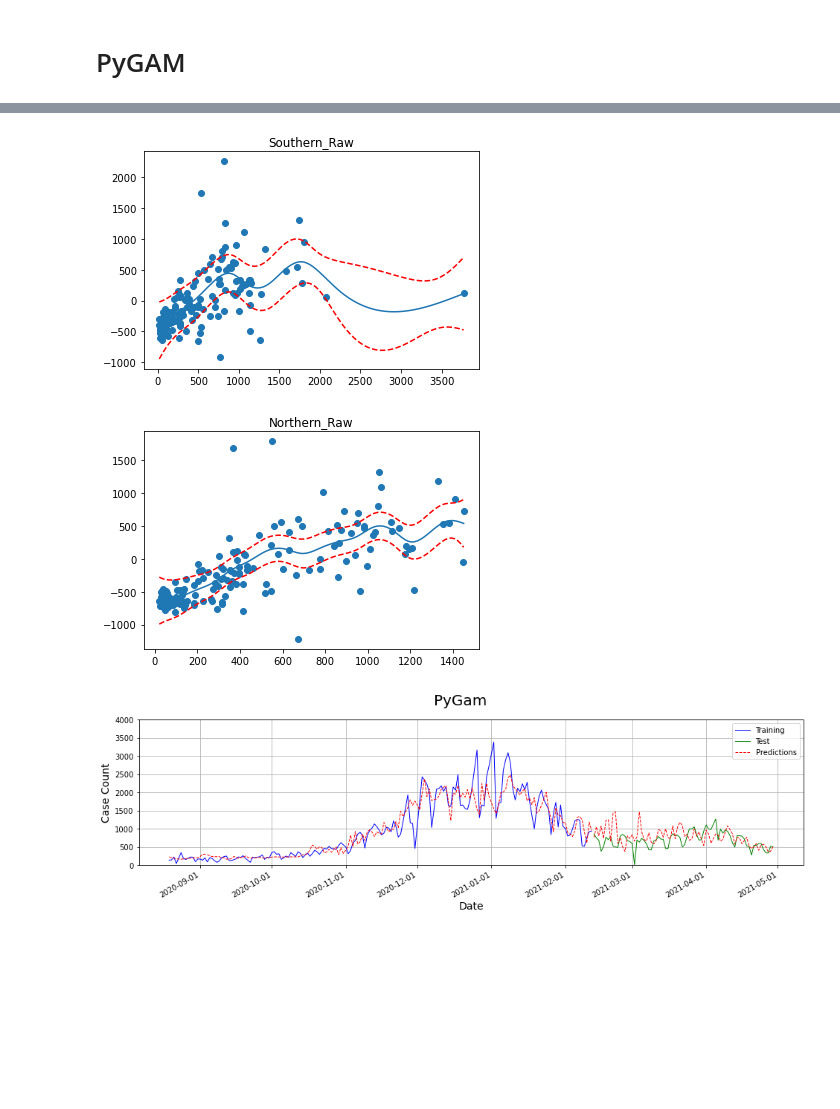
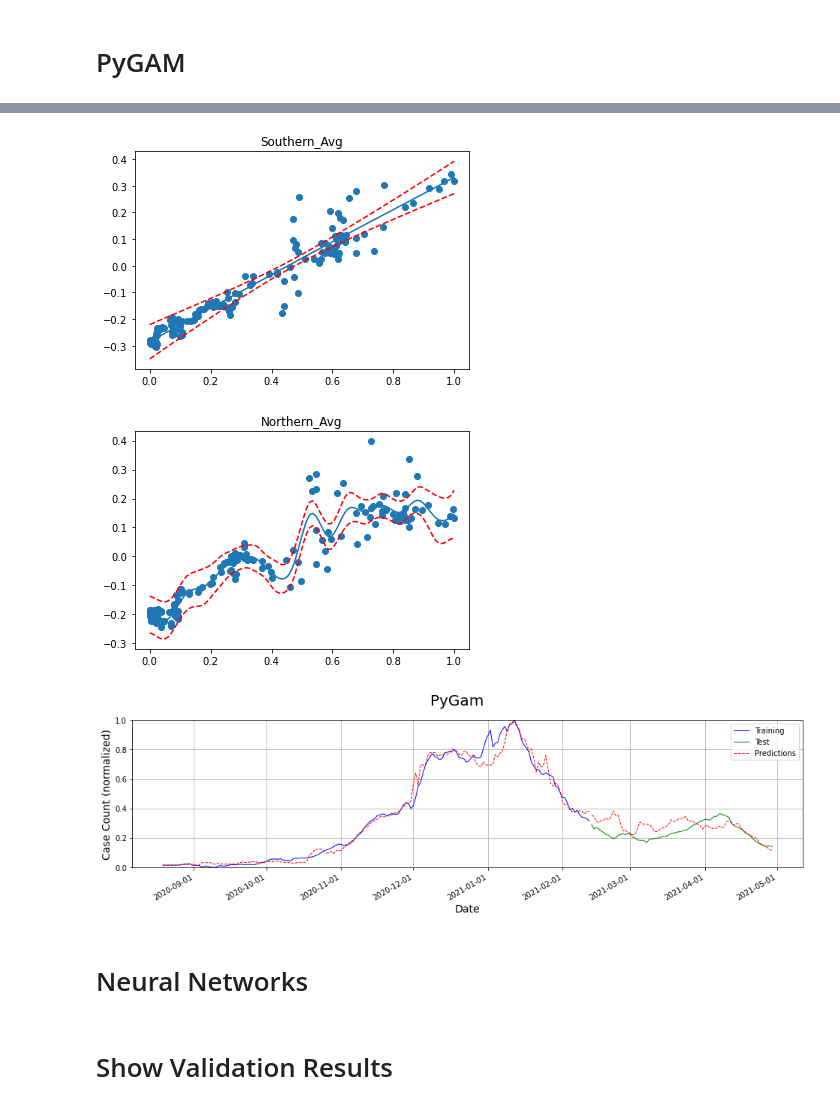
Before and after one commit to bhatiavr/cs109b-final-project-111, a Jupyter notebook: src/cs109b-wastewater-covid-forecasting.ipynb, the cells around one changed output, grey strips where cells are left out. Cells and saved outputs as stored; diff of their text form; code cells hidden in the pictures; blank space fills up the shorter version.

Commit message:
Modified dataframe to use min/max scaling, added validation results

```diff
--- a/src/cs109b-wastewater-covid-forecasting.ipynb
+++ b/src/cs109b-wastewater-covid-forecasting.ipynb
@@ -289,8 +315,8 @@ fig.show()
 [figure]
 # %%
 # Create algined matrix between southern, northen and covid cases
-df_aligned = pd.DataFrame(data=None, columns=['Date', 'Southern_Raw', 'Northern_Raw',
-                                              'Southern_Avg', 'Northern_Avg',
+df_aligned = pd.DataFrame(data=None, columns=['Date', 'Southern_Raw', 'Northern_Raw', 'Combined_Raw',
+                                              'Southern_Avg', 'Northern_Avg', 'Combined_Avg',
                                                 'Southern_Variant', 'Northern_Variant',
                                               'Cases', 'Deaths'])
 
@@ -305,6 +331,7 @@ for i, i_date in enumerate(commonDates):
     if not row.empty:
         df_aligned.at[i, 'Southern_Raw'] = row['Southern (copies/mL)'].to_list()[0]
         df_aligned.at[i, 'Northern_Raw'] = row['Northern (copies/mL)'].to_list()[0]
+        df_aligned.at[i, 'Combined_Raw'] = (row['Southern (copies/mL)'].to_list()[0] + row['Northern (copies/mL)'].to_list()[0]) / 2
         df_aligned.at[i, 'Southern_Avg'] = row['Southern 7 day avg'].to_list()[0]
         df_aligned.at[i, 'Northern_Avg'] = row['Northern 7 day avg'].to_list()[0]
         df_aligned.at[i, 'Southern_Variant'] = row['Southern Variant Results'].to_list()[0]
@@ -445,0 +472,4 @@ fig.show()
+# %%
+# Create Lagged Dataset for Persistence Model
+df_aligned['Cases_Avg(t-1)'] = df_aligned['Cases_Avg'].shift(1)
+display(df_aligned.head())
@@ -595,26 +644,27 @@ degrees = [2,3,5,8]
 fig, ax = plt.subplots(nrows = 4, ncols = 1, sharey=True, figsize=(16,16))
 ax = ax.flatten()
 
-X = df_train[['Southern_Raw', 'Northern_Raw']].astype('float')
-y = df_train['Cases'].astype('float')
-
-for i, (model, degree) in enumerate(zip(models, degrees)):
+for i, degree in enumerate(degrees):
 
     # Generate model
-    X_train , model = generate_polynomial_model(X, y, degree)
+    y_train = df_train['Cases_Avg'].astype('float')
+    X_train , model = generate_polynomial_model(df_train[['Southern_Avg', 'Northern_Avg']].astype('float'),
+                                                y_train,
+                                                degree)
 
     # Add model to list
     poly_models.append(model)
 
     # Generate x_test
-    X_test = generate_poly_features(df_test[['Southern_Raw', 'Northern_Raw']].astype('float'), degree)
+    y_test = df_test['Cases_Avg'].astype('float')
+    X_test = generate_poly_features(df_test[['Southern_Avg', 'Northern_Avg']].astype('float'), degree)
 
     # Generate predictions
     train_preds = model.get_prediction(X_train).summary_frame()
     test_preds = model.get_prediction(X_test).summary_frame()
 
-    ax[i].plot(df_train['Date'], train_y, 'b', linewidth = 1,  label="Training")
-    ax[i].plot(df_test['Date'], test_y, 'g', linewidth = 1,  label="Test")
+    ax[i].plot(df_train['Date'], y_train, 'b', linewidth = 1,  label="Training")
+    ax[i].plot(df_test['Date'], y_test, 'g', linewidth = 1,  label="Test")
     ax[i].plot(df_train['Date'], train_preds['mean'], '--r', linewidth = 1)
     ax[i].plot(df_test['Date'], test_preds['mean'], '--r', linewidth = 1,  label="Predictions")
 
@@ -631,8 +681,10 @@ for i, (model, degree) in enumerate(zip(models, degrees)):
     ax[i].set_title(f'Degree: {degree}', fontsize=14)
     ax[i].set_ylabel(f'Case Count', fontsize = 14)
     ax[i].set_xlabel('Date', fontsize = 14)
-    ax[i].set_ylim([0,4000])
+    ax[i].set_ylim([0,1])
 
+    # Evaluate Model
+    evaluate_model(f"Polynomial Order: {degree}", y_test, test_preds['mean'])
 
 fig.autofmt_xdate()
 fig.suptitle('Polynomial Regression', fontsize=20, y=0.95)
@@ -748,11 +794,10 @@ mus = model_glm_predict(trace, [x1,x2])
 # %% [markdown]
 # PyGAM
 # %%
-X_train, y_train = df_train[['Southern_Raw', 'Northern_Raw']].astype('float'), df_train['Cases'].astype('float')
-X_test, y_test = df_test[['Southern_Raw', 'Northern_Raw']].astype('float'), df_test['Cases'].astype('float')
+X_train, y_train = df_train[['Southern_Avg', 'Northern_Avg']].astype('float'), df_train['Cases_Avg'].astype('float')
+X_test, y_test = df_test[['Southern_Avg', 'Northern_Avg']].astype('float'), df_test['Cases_Avg'].astype('float')
 
 #formula = s(0) + s(1)
-
 #model_gam = LinearGAM(formula).fit(X_train, y_train)
 # %%
 # Create our model, we'll use grid search to find best smoothing parameter for each feature using a randomized
@@ -770,31 +815,31 @@ LinearGAM(callbacks=[Deviance(), Diffs()], fit_intercept=True,
    tol=0.0001, verbose=False)
 # %%
 #your code here
-res = model_gam.deviance_residuals(X_train,y_train)
-for i, term in enumerate(model_gam.terms):
+res = gam.deviance_residuals(X_train,y_train)
+for i, term in enumerate(gam.terms):
     if term.isintercept:
         continue
 
-    XX = model_gam.generate_X_grid(term=i)
-    pdep, confi = model_gam.partial_dependence(term=i, X=XX, width=0.95)
-    pdep2, _ = model_gam.partial_dependence(term=i, X=X_train, width=0.95)
+    XX = gam.generate_X_grid(term=i)
+    pdep, confi = gam.partial_dependence(term=i, X=XX, width=0.95)
+    pdep2, _ = gam.partial_dependence(term=i, X=X_train, width=0.95)
     plt.figure()
     plt.scatter(X_train.iloc[:,term.feature], pdep2 + res)
     plt.plot(XX[:, term.feature], pdep)
     plt.plot(XX[:, term.feature], confi, c='r', ls='--')
     plt.title(X_train.columns.values[term.feature])
     plt.show()
 # %% [output]
-[figure, old version]
+[figure, new version]
-[figure, old version]
+[figure, new version]
 # %%
 # plot predictions and expected results
 fig, ax = plt.subplots(nrows = 1, ncols = 1, figsize=(16,4))
 
 ax.plot(df_train['Date'], y_train, 'b', linewidth = 1,  label="Training")
 ax.plot(df_test['Date'], y_test, 'g', linewidth = 1,  label="Test")
-ax.plot(df_train['Date'], model_gam.predict(X_train), '--r', linewidth = 1)
-ax.plot(df_test['Date'], model_gam.predict(X_test), '--r', linewidth = 1,  label="Predictions")
+ax.plot(df_train['Date'], gam.predict(X_train), '--r', linewidth = 1)
+ax.plot(df_test['Date'], gam.predict(X_test), '--r', linewidth = 1,  label="Predictions")
 
 # CI for the predection at each x value, i.e. the line itself
 #ax.fill_between(df_train['Date'], train_preds['mean_ci_lower'],
@@ -807,13 +852,13 @@ ax.plot(df_test['Date'], model_gam.predict(X_test), '--r', linewidth = 1,  label
 ax.grid(True)
 ax.legend()
 ax.xaxis.set_major_formatter(mdates.DateFormatter('%Y-%m-%d'))
-ax.set_ylabel('Case Count', fontsize = 14)
+ax.set_ylabel('Case Count (normalized)', fontsize = 14)
 ax.set_xlabel('Date', fontsize = 14)
-ax.set_ylim([0,4000])
+ax.set_ylim([0,1])
 
 
 fig.autofmt_xdate()
 fig.suptitle('PyGam', fontsize=20, y=1.00)
 fig.show()
 # %% [output]
-[figure, old version]
+[figure, new version]
@@ -819,0 +868,4 @@ fig.show()
+# %% [markdown]
+# Neural Networks
+# %% [markdown]
+# Show Validation Results
```
Also changed, not shown: parts of 36 cells of this notebook.
